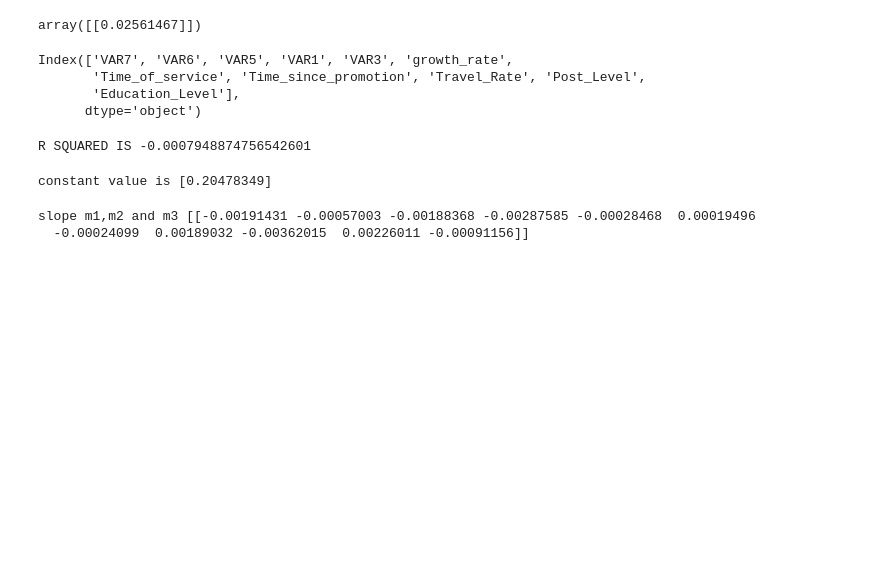
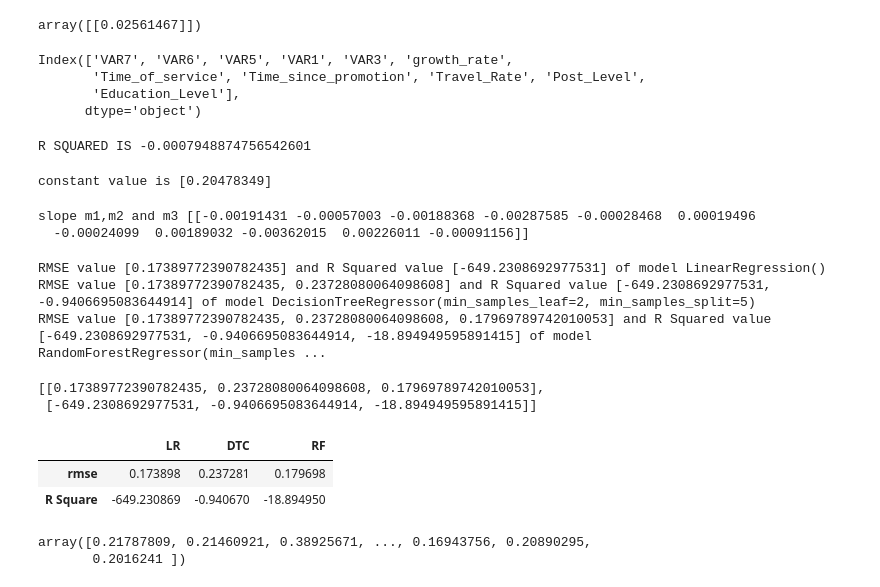
Before and after one commit to madhu968/Employee-Attration-Rate, a Jupyter notebook: Employee Attration Rate.ipynb, the cells around one changed output. Saved outputs shown, nothing was run; the diff lists cells and outputs as text; code cells hidden in the pictures; blank space fills up the shorter version.

```diff
--- a/Employee Attration Rate.ipynb
+++ b/Employee Attration Rate.ipynb
@@ -320,0 +328,32 @@ slope m1,m2 and m3 [[-0.00191431 -0.00057003 -0.00188368 -0.00287585 -0.00028468
+# %%
+select_models=[LinearRegression(),
+               DecisionTreeRegressor(max_depth= None,min_samples_leaf=2,min_samples_split=5),
+              RandomForestRegressor(max_depth= None,min_samples_leaf=2,min_samples_split=5,n_estimators=100)]
+#max_depth= None,min_samples_leaf=2,min_samples_split=5,n_estimators=100
+# %%
+my_rmse=[]
+my_r_square=[]
+for model in select_models:
+    model.fit(x_train,y_train)
+    y_pred=model.predict(x_test)
+    rmse=sqrt(mean_squared_error(y_pred,y_test))
+    my_rmse.append(rmse)
+    r_sq=r2_score(y_pred,y_test)
+    my_r_square.append(r_sq)
+    print(f"RMSE value {my_rmse} and R Squared value {my_r_square} of model {model}")
+# %% [output]
+RMSE value [0.17389772390782435] and R Squared value [-649.2308692977531] of model LinearRegression()
+RMSE value [0.17389772390782435, 0.23728080064098608] and R Squared value [-649.2308692977531, -0.9406695083644914] of model DecisionTreeRegressor(min_samples_leaf=2, min_samples_split=5)
+RMSE value [0.17389772390782435, 0.23728080064098608, 0.17969789742010053] and R Squared value [-649.2308692977531, -0.9406695083644914, -18.894949595891415] of model RandomForestRegressor(min_samples ...
+# %%
+result=[my_rmse, my_r_square]
+result
+# %% [output]
+[[0.17389772390782435, 0.23728080064098608, 0.17969789742010053],
+ [-649.2308692977531, -0.9406695083644914, -18.894949595891415]]
+# %%
+pd.DataFrame(data=result,columns=["LR","DTC","RF"], index=["rmse","R Square"])
+# %% [output]
+|  | LR | DTC | RF |
+| rmse | 0.173898 | 0.237281 | 0.179698 |
+| R Square | -649.230869 | -0.940670 | -18.894950 |
@@ -320,0 +362,6 @@ slope m1,m2 and m3 [[-0.00191431 -0.00057003 -0.00188368 -0.00287585 -0.00028468
+# %%
+rf.fit(x_train,y_train)
+rf.predict(x_test)
+# %% [output]
+array([0.21787809, 0.21460921, 0.38925671, ..., 0.16943756, 0.20890295,
+       0.2016241 ])
```
Also changed, not shown: parts of 4 cells of this notebook.
